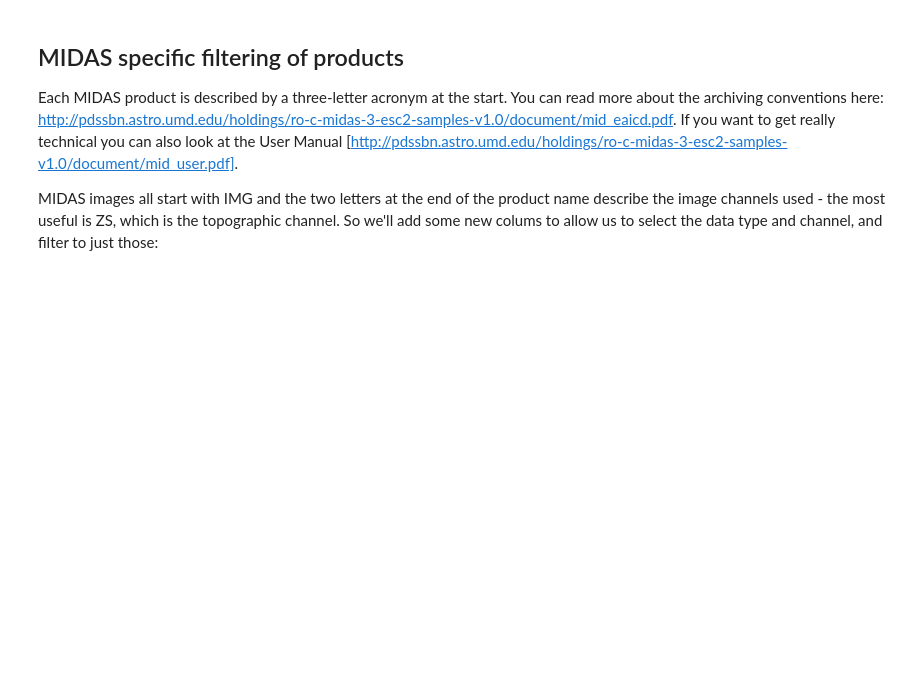
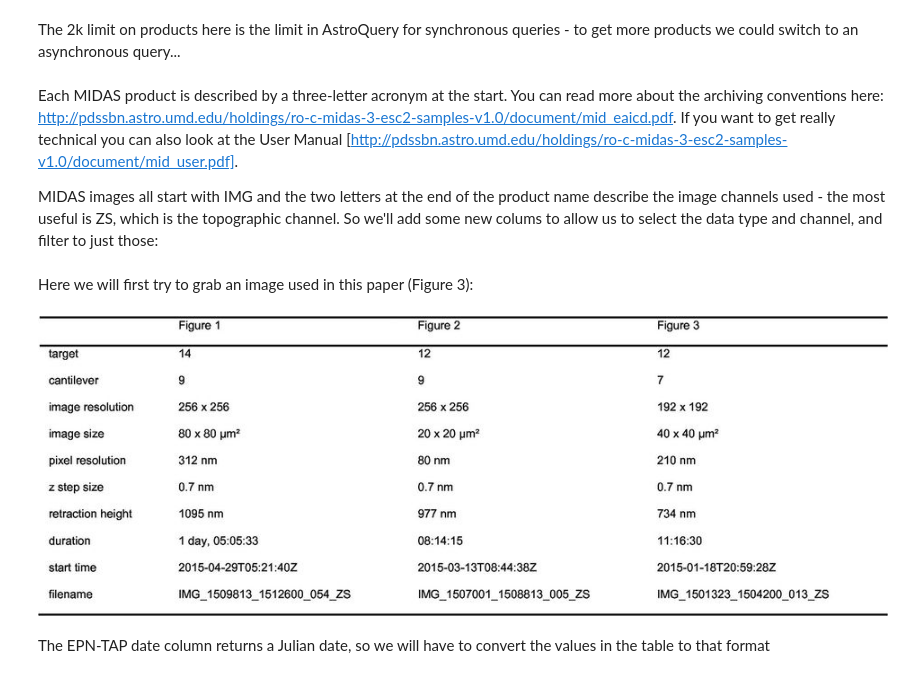
Before and after one commit to msbentley/midas-analysis, a Jupyter notebook: midas-analysis.ipynb, the cells around one changed output. Cells and saved outputs as stored; diff of their text form; code cells hidden in the pictures; blank space fills up the shorter version.

```diff
--- a/midas-analysis.ipynb
+++ b/midas-analysis.ipynb
@@ -41,6 +101,14 @@ result
+# %% [markdown]
+The 2k limit on products here is the limit in AstroQuery for synchronous queries - to get more products we could switch to an asynchronous query...
 # %% [markdown]
-## MIDAS specific filtering of products
-
 Each MIDAS product is described by a three-letter acronym at the start. You can read more about the archiving conventions here: http://pdssbn.astro.umd.edu/holdings/ro-c-midas-3-esc2-samples-v1.0/document/mid_eaicd.pdf. If you want to get really technical you can also look at the User Manual [http://pdssbn.astro.umd.edu/holdings/ro-c-midas-3-esc2-samples-v1.0/document/mid_user.pdf].
 
 MIDAS images all start with IMG and the two letters at the end of the product name describe the image channels used - the most useful is ZS, which is the topographic channel. So we'll add some new colums to allow us to select the data type and channel, and filter to just those:
+# %% [markdown]
+Here we will first try to grab an image used in this paper (Figure 3):
+# %%
+Image(url='https://media.nature.com/full/nature-assets/nature/journal/v537/n7618/images/nature19091-st1.jpg', embed=True)
+# %% [output]
+[figure, added]
+# %% [markdown]
+The EPN-TAP date column returns a Julian date, so we will have to convert the values in the table to that format
```
Also changed, not shown: parts of 73 cells of this notebook, 1 other file.
